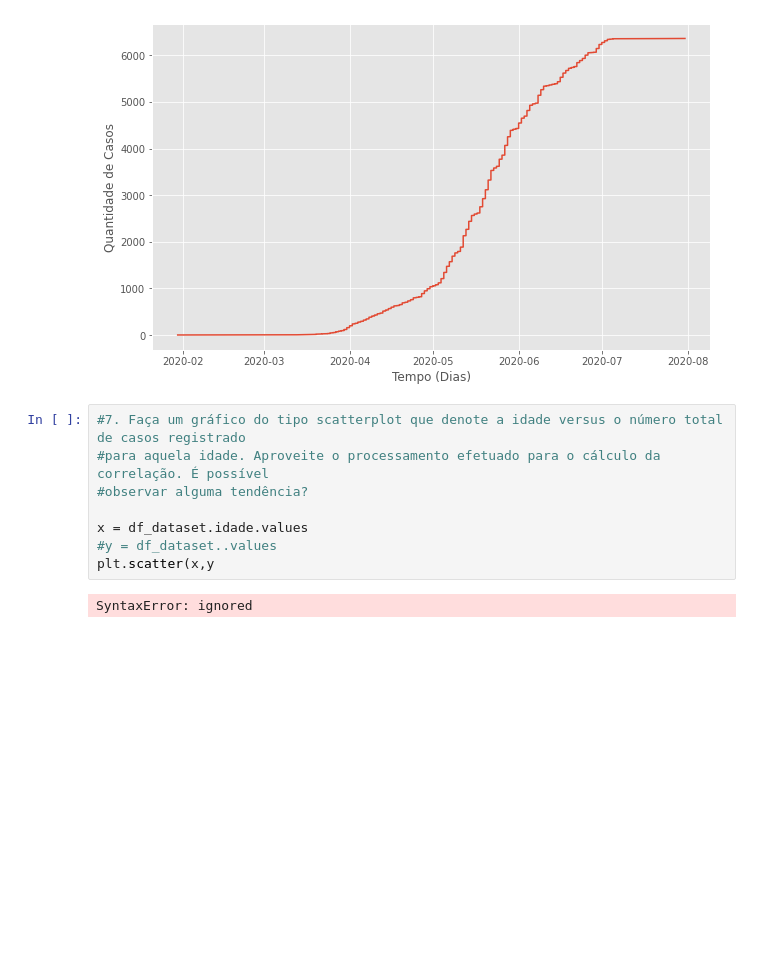
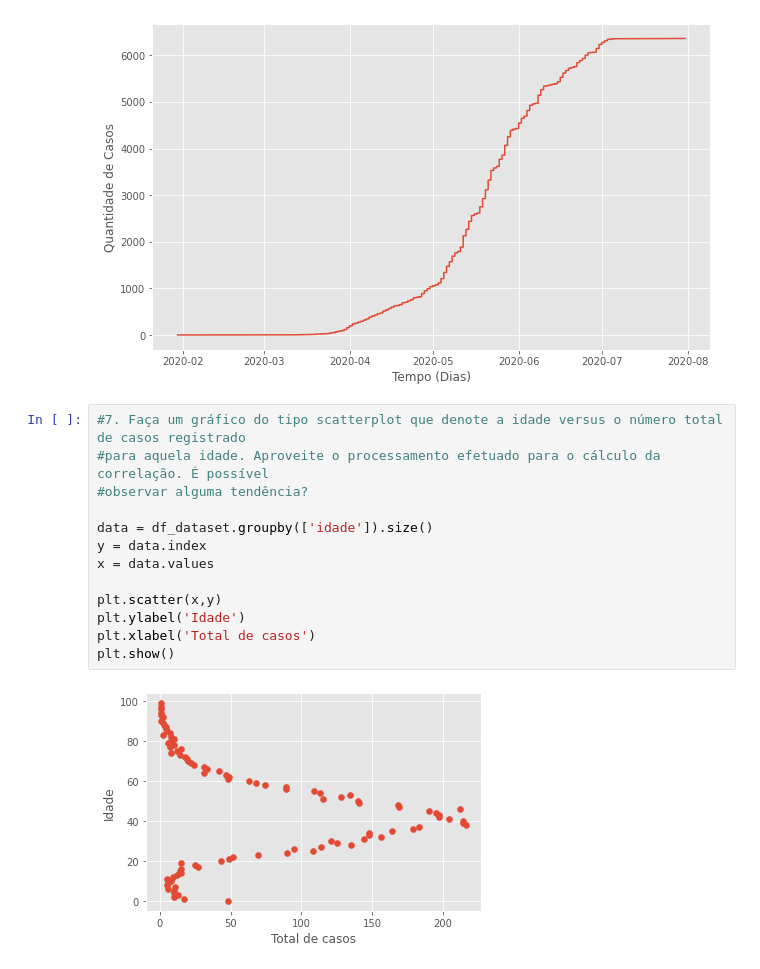
Before and after one commit to JaksonProtazio/Analise-COVID19-PP1-RNA2020.1, a Jupyter notebook: graficos.ipynb, the cells around one changed output. Saved outputs shown, nothing was run; the diff lists cells and outputs as text; blank space fills up the shorter version.

```diff
--- a/graficos.ipynb
+++ b/graficos.ipynb
@@ -305,10 +305,15 @@ plt.show()
 # %%
 #7. Faça um gráfico do tipo scatterplot que denote a idade versus o número total de casos registrado
 #para aquela idade. Aproveite o processamento efetuado para o cálculo da correlação. É possível
 #observar alguma tendência?
 
-x = df_dataset.idade.values
-#y = df_dataset..values
-plt.scatter(x,y
+data = df_dataset.groupby(['idade']).size()
+y = data.index
+x = data.values
+
+plt.scatter(x,y)
+plt.ylabel('Idade')
+plt.xlabel('Total de casos')
+plt.show()
 # %% [output]
-SyntaxError: ignored
+[figure, added]
```
